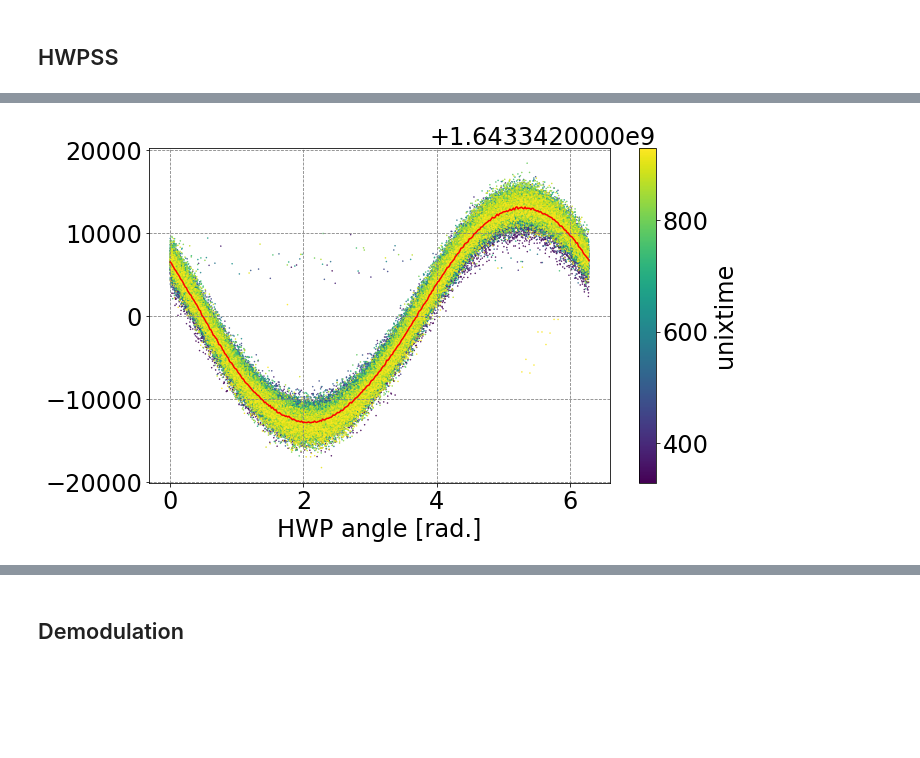
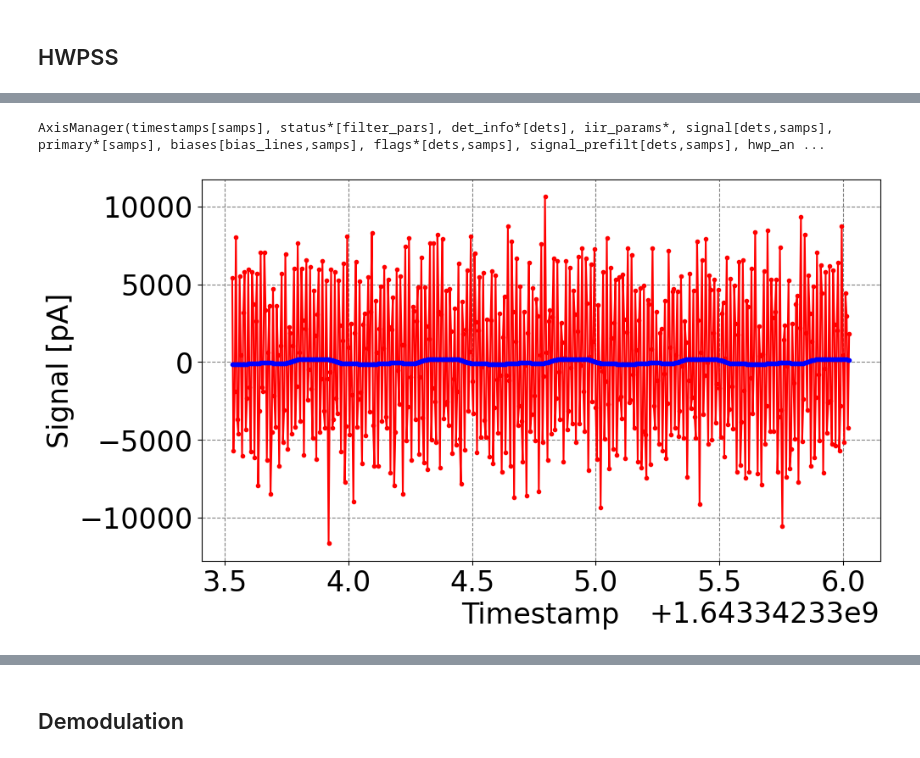
Before and after one commit to yukisakurai/so_pwg_tutorial, a Jupyter notebook: tutorial_hwp.ipynb, the cells around one changed output, grey strips where cells are left out. Cells and saved outputs as stored; diff of their text form; code cells hidden in the pictures; blank space fills up the shorter version.

```diff
--- a/tutorial_hwp.ipynb
+++ b/tutorial_hwp.ipynb
@@ -211,13 +268,13 @@ plt.show()
 # %%
 #archive_path = '/path/to/data/timestream/'
 archive_path = '/mnt/so1/data/pton-rd/timestreams/16433/crate1slot4'
-aman = load_file([
+aman_tsat = load_file([
     archive_path + '/1643342329_000.g3',
     archive_path + '/1643342329_001.g3',
 ])
 # %%
 phase_to_pA = 9e6/(2*np.pi) #design value of uMUX calculated from mutual inductance of TES and SQUID loop
-aman.signal *= phase_to_pA
+aman_tsat.signal *= phase_to_pA
 # %% [markdown]
 ### Llinear interpolation between IRIG and SMuRF timing
 # %%
@@ -422,4 +549,11 @@ plt.show()
+# %%
+if 'signal_prefilt' in aman_tsat.keys(): aman_tsat.move('signal_prefilt','')
+aman_tsat.wrap_new('signal_prefilt', ('dets', 'samps'))
+filt = tod_ops.filters.high_pass_sine2(cutoff=1)
+aman_tsat.signal_prefilt = np.array(tod_ops.fourier_filter(aman_tsat, filt, detrend=None, signal_name='signal'))
 # %%
-filt = tod_ops.filters.high_pass_sine2(cutoff=0.01)
-aman.signal_prefilt = tod_ops.fourier_filter(aman, filt, detrend=None, signal_name='signal')
+if 'hwp_angle' in aman_tsat.keys(): aman_tsat.move('hwp_angle','')
+aman_tsat.wrap('hwp_angle', hwp_angle_tsat)
+# %% [output]
+AxisManager(timestamps[samps], status*[filter_pars], det_info*[dets], iir_params*, signal[dets,samps], primary*[samps], biases[bias_lines,samps], flags*[dets,samps], signal_prefilt[dets,samps], hwp_an ...
 # %%
@@ -435,13 +561,10 @@ for i in range(aman.dets.count):
 # %%
 plt.figure(figsize=(10,6))
-#plt.ylabel('TOD [pW]')
-plt.xlabel('HWP angle [rad.]')
-mappable=plt.scatter(hwp_angle, aman.signal_prefilt[5], c=aman.timestamps, marker='.', s=1)
-plt.plot(hwp_angle_bins,hwpss[5],"r-")
-plt.rcParams['axes.grid'] = False
-cbar = plt.colorbar()
-cbar.set_label('unixtime')
-plt.rcParams['axes.grid'] = True
+plt.plot(aman_tsat.timestamps[1000:1500], aman_tsat.signal_prefilt[0][1000:1500],'.-',color='r')
+plt.plot(aman_tsat.timestamps[1000:1500], aman_tsat.hwpss_ext[0][1000:1500],'.',color='b')
+plt.xlabel('Timestamp')
+plt.ylabel('Signal [pA]')
+#plt.xlim(aman_tsat.timestamps[0]+1000,aman_tsat.timestamps[0]+1001)
 plt.show()
 # %% [output]
-[figure, old version]
+[figure, new version]
```
Also changed, not shown: parts of 70 cells of this notebook, 2 other files.
